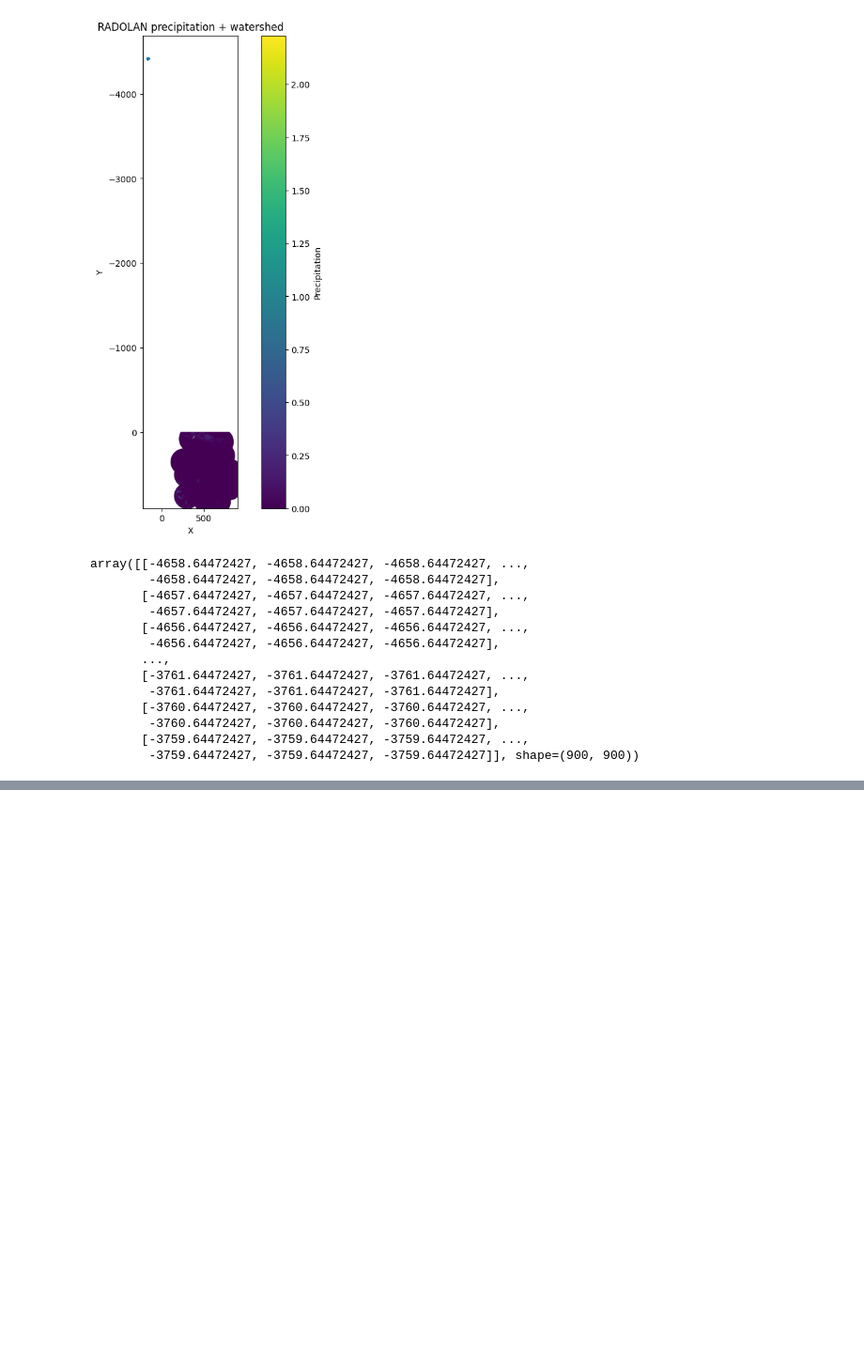
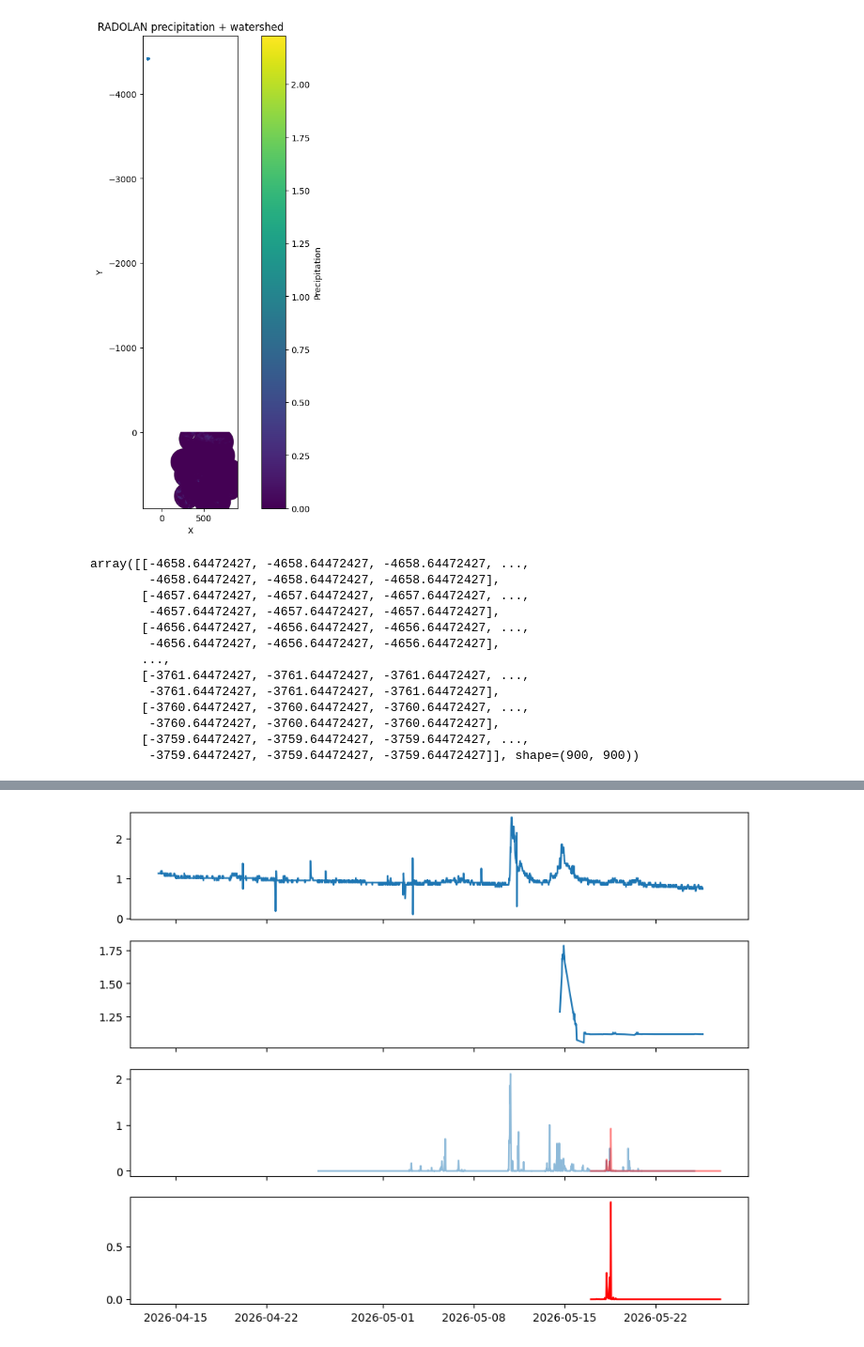
Before and after one commit to danielsehr/pred-Q-ueich, a Jupyter notebook: temp.ipynb, the cells around one changed output, grey strips where cells are left out. Shown at 94% size. Saved outputs shown, nothing was run; the diff lists cells and outputs as text; code cells hidden in the pictures; blank space fills up the shorter version.

```diff
--- a/temp.ipynb
+++ b/temp.ipynb
@@ -536,0 +578,17 @@ data_projected = xr.DataArray(
+# %%
+df_discharge = load_discharge_data()
+df_inference = load_inference_data()
+df_precip_observation = load_precip_observation_data()
+df_precip_forecast = load_precip_forecast_data()
+# %%
+fig, axs = plt.subplots(figsize = (10,8), nrows=4, sharex=True)
+
+axs[0].plot(df_discharge)
+axs[1].plot(df_inference)
+axs[2].plot(df_precip_observation, alpha=0.5)
+axs[2].plot(df_precip_forecast[df_precip_forecast >= 0], color="red", alpha=0.5)
+axs[3].plot(df_precip_forecast[df_precip_forecast >= 0], color="red")
+
+plt.show()
+# %% [output]
+[figure, added]
```
Also changed, not shown: parts of 17 cells of this notebook.
